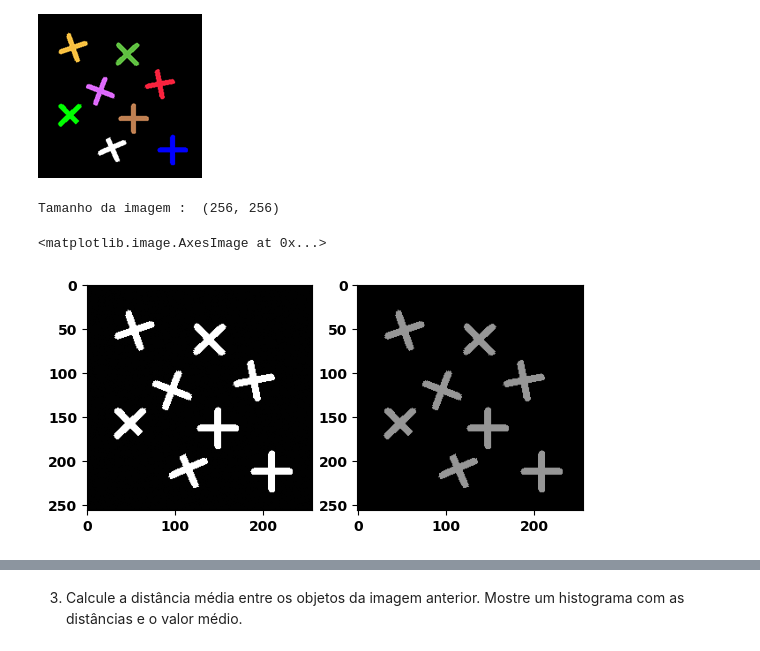
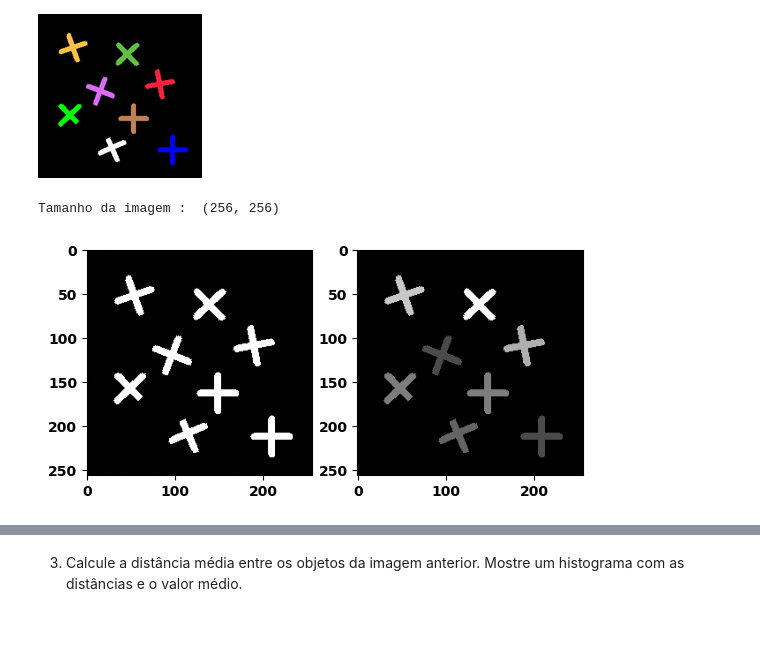
Before and after one commit to marcella314/gbc216_t2_G14, a Jupyter notebook: Lab02 - Connected Components/lab02.ipynb, the cells around one changed output, grey strips where cells are left out. Saved outputs shown, nothing was run; the diff lists cells and outputs as text; code cells hidden in the pictures.

```diff
--- a/Lab02 - Connected Components/lab02.ipynb
+++ b/Lab02 - Connected Components/lab02.ipynb
@@ -21,60 +21,71 @@ import random
 img = cv2.imread("art8.png", cv2.IMREAD_GRAYSCALE)
 plt.subplot(1, 2, 1)
 plt.imshow(img, cmap='gray', vmin=0, vmax=255)
 
 linhas = img.shape[0]
 colunas = img.shape[1]
 
-print('Tamanho da imagem : ',img.shape)
-
+print('Tamanho da imagem : ', img.shape)
 
 nova_imagem = np.zeros((linhas, colunas), dtype=int)
 
 def dfs(imagem, x, y, visitado=None):
+    #A função parte de um pixel branco (x, y) e vai recursivamente
+    #expandindo para todos os brancos conectados (8 direções),
+    #guardando-os no conjunto visitado (para não repetir).
+
     if visitado is None:
         visitado = set()
 
-    if imagem[x][y] == 255:
-        visitado.add((x,y))
-        vizinhos = [(x+1,y), (x-1,y), (x,y+1), (x,y-1), (x+1,y+1), (x+1,y-1), (x-1,y+1), (x-1,y-1)]
-        for vizinho in vizinhos:
-            if (vizinho not in visitado) and (imagem[vizinho[0]][vizinho[1]] == 255):
-                    dfs(imagem, vizinho[0], vizinho[1], visitado)
-            return visitado
+    if not (0 <= x < linhas and 0 <= y < colunas): #checa borda
+        return visitado
+    if (x, y) in visitado or imagem[x][y] != 255: #checa já visitado / não é branco
+        return visitado
 
+    visitado.add((x, y))
 
+    vizinhos = [(x+1, y), (x-1, y), (x, y+1), (x, y-1), (x+1, y+1), (x+1, y-1), (x-1, y+1), (x-1, y-1)] #conectividade-8: 4 vizinhos ortogonais + 4 diagonais
+    for vx, vy in vizinhos:
+        if 0 <= vx < linhas and 0 <= vy < colunas: #checa borda do vizinho
+            if (vx, vy) not in visitado and imagem[vx][vy] == 255: #checa não visitado / se é pixel branco
+                dfs(imagem, vx, vy, visitado)
 
-def pinta(imagem, visitado, cor=None):
+    return visitado  # (fora do for)
+
+def pinta(out_img, visitado, cor=None):
+    #Recebe o conjunto de pixels da componente e preenche a
+    #saída com um tom de cinza escolhido (aleatório, dentre
+    #alguns valores altos para aparecer bem).
     if cor is None:
         cores = [250, 225, 200, 175, 150, 125, 100, 75]
         cor = random.choice(cores)
+    for x, y in visitado:
+        out_img[x, y] = cor
 
-    linhas = imagem.shape[0]
-    colunas = imagem.shape[1]
-    nova_imagem = np.zeros((linhas, colunas), dtype=int)
-    for v in visitado:
-        nova_imagem[v[0]][v[1]] = cor
-
-    return nova_imagem
-
-conjunto = set()
+#Percorre a imagem inteira; sempre que encontra um pixel branco
+#ainda não visitado, roda dfs para pegar toda a componente a partir
+#dali, acumula essa componente e marca seus pixels no visitado_global.
+visitado_global = set()
+componentes = []
 
 for i in range(linhas):
     for j in range(colunas):
-        if img[i][j] == 255:
-            dfs(img, i, j, visitado=conjunto)
+        if img[i][j] == 255 and (i, j) not in visitado_global:
+            comp = dfs(img, i, j)  # cada chamada gera seu próprio conjunto
+            if comp:
+                componentes.append(comp)
+                visitado_global.update(comp)
 
-for i in conjunto:
-    nova_imagem = pinta(img, conjunto, cor=None)
+# Pinta cada componente e mostra a imagem final à direita.
+for comp in componentes:
+    pinta(nova_imagem, comp, cor=None)
 
 plt.subplot(1, 2, 2)
 plt.imshow(nova_imagem, cmap='gray', vmin=0, vmax=255)
-
-#for (i in range)
+plt.show()
 # %% [output]
 Tamanho da imagem :  (256, 256)
-<matplotlib.image.AxesImage at 0x...>
-[figure, old version]
+[figure, new version]
 # %% [markdown]
 2. Calcule o número de objetos da imagem clc3.png. Note que antes será necessário binarizar a imagem. Para isso, considere um limiar (*threshold*) de 67, isto é, valores acima de 67 na imagem original recebem zero, e os abaixo recebem 1 (o que resulta na imagem clc3thr1.png).
 
```
